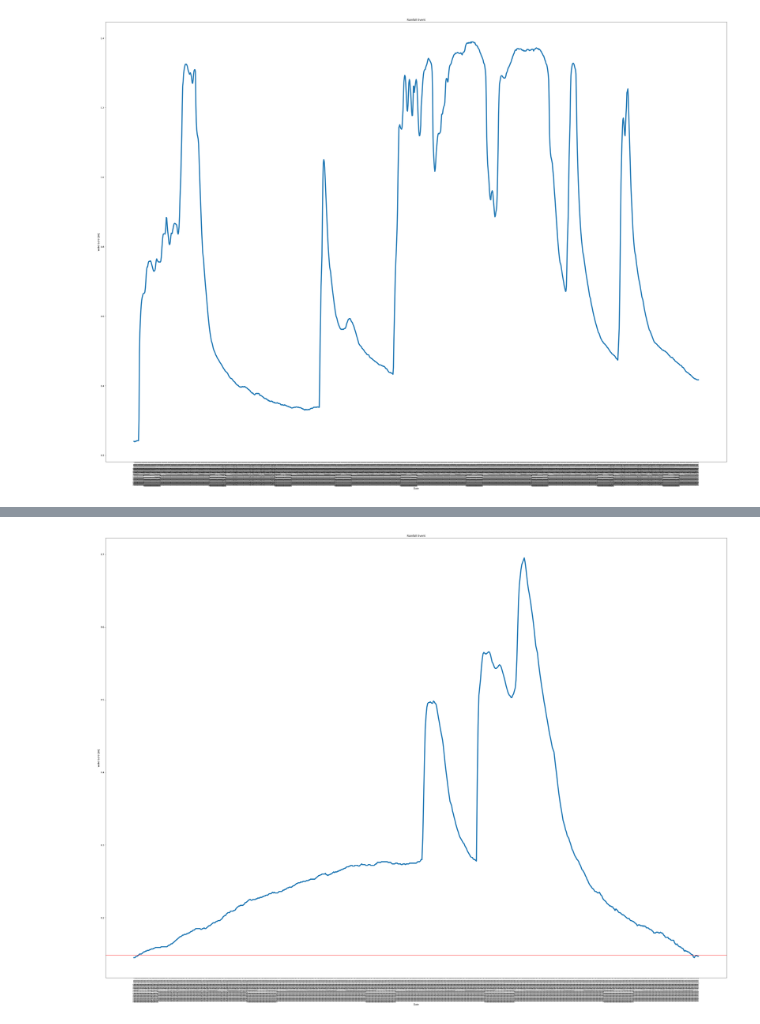
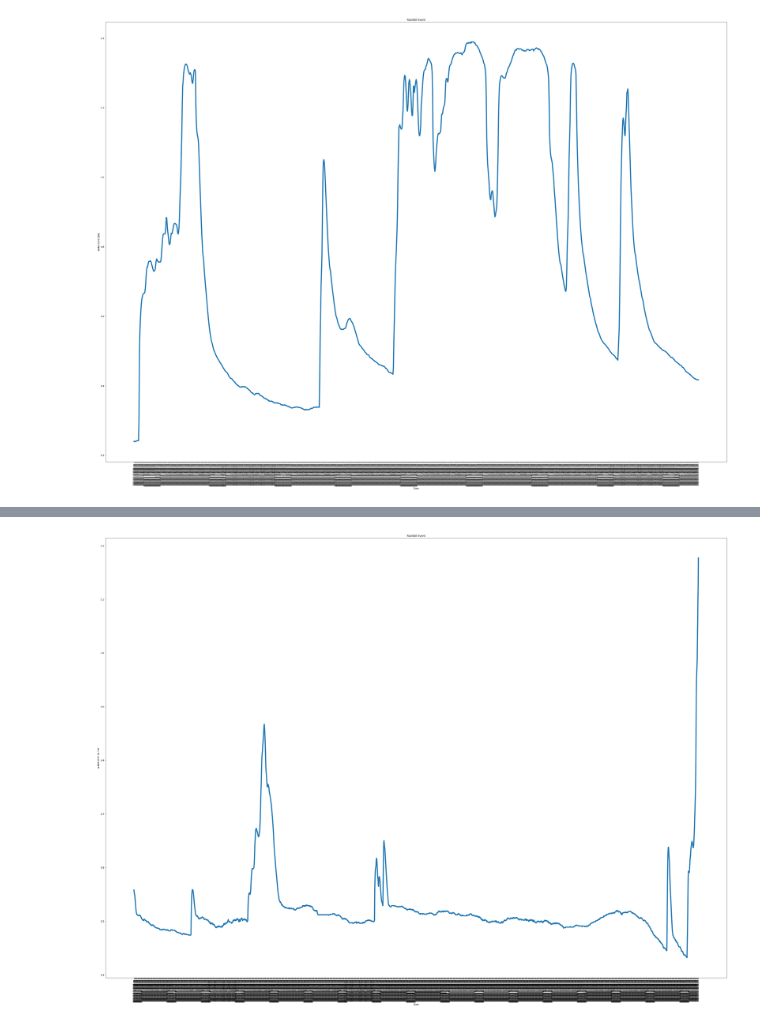
Before and after one commit to hasibum/m2pi22-Novion-Project, a Jupyter notebook: water_level_data.ipynb, the cells around one changed output, grey strips where cells are left out. Saved outputs shown, nothing was run; the diff lists cells and outputs as text; code cells hidden in the pictures.

```diff
--- a/water_level_data.ipynb
+++ b/water_level_data.ipynb
@@ -64,10 +20,8 @@ wl_mm=sADF[" Water Level [m]"].to_numpy()*1000  # water level in mm
 slope_up=[]
 slope_dw=[]
 for i in range(sADF.shape[0]-4):
-    slope_dw.append((wl_mm[i+4]-wl_mm[i])/4*5)
-    slope_up.append((wl_mm[i+1]-wl_mm[i])/5)
-#plt.plot(slope_1)
-#plt.plot(wl_mm)
+    slope_dw.append((wl_mm[i+4]-wl_mm[i])/(4*5))
+    slope_up.append((wl_mm[i+1]-wl_mm[i])/(2*5))
 # %%
 plt.hist(slope_dw)
 # %% [output]
@@ -89,6 +43,8 @@ plt.hist(slope_up)
 # %%
 def IdentifyEvents_2(df,tol_up,tol_dw):
-    #  2nd try
+    #  This method compare slope for start and end of an event
+    # For the start of an event we want the slope to be very big +ve value (steep tangent with +ve slope)
+    # To detect the end of an event we want the slope to be very small -ve value (flat tangent with -ve slope)
     wlc_mm=np.diff(df[" Water Level [m]"])*1000 # water level change measured in mm
     wl_mm=df[" Water Level [m]"].to_numpy()*1000  # water level in mm
     nre=True
@@ -103,9 +59,8 @@ def IdentifyEvents_2(df,tol_up,tol_dw):
 
         if nre==True:
             rpc=0    # duration of rainfall set to zero
-            # calculating the slope (mm/min) at index i+1
-            #slope_1=(wl_mm[i]-wl_mm[i+2])/2*5
-            slope_1=(wl_mm[i+1]-wl_mm[i])/2*5
+            # calculating the slope (mm/min) at index i
+            slope_1=(wl_mm[i+1]-wl_mm[i])/(2*5)   # forwward difference formula
             if slope_1>tol_up:
                 # This is a new rainfall event
                 # print("A new rainfall started at time :",df["Timestamp"][i]," with index position :",i)
@@ -118,10 +73,10 @@ def IdentifyEvents_2(df,tol_up,tol_dw):
         else:
             # calculating the slope (mm/min) at index i+1
             # slope_2=(wl_mm[i-1]-8*wl_mm[i]+8*wl_mm[i+2]-wl_mm[i+3])/12*5
-            slope_2=(wl_mm[i+4]-wl_mm[i])/4*5
+            slope_2=(wl_mm[i+4]-wl_mm[i])/(4*5)  # average slope of 4 consecutive time steps
             if slope_2>tol_dw:
                 dpc+=1
-                skip=2*(5*12)    # 6 hours of no significant change in water level means start of another event
+                skip=2*(5*12)    # 2 hours of no significant change in water level means start of another event
                 # save this date
                 if dpc>skip:
                     nre=True
@@ -139,7 +94,7 @@ def IdentifyEvents_2(df,tol_up,tol_dw):
                 rpc+=1
     return start_time,end_time,start_index,end_index,duration,wlc_mm
 # %%
-start_timeA,end_timeA,start_indexA,end_indexA,rf_durationA,water_level_changeA=IdentifyEvents_2(sADF,100,-5)
+start_timeA,end_timeA,start_indexA,end_indexA,rf_durationA,water_level_changeA=IdentifyEvents_2(sADF,6,-0.5)
 rf_eventA=pd.DataFrame({"Rainfall_start_time":start_timeA,"Rainfall_end_time":end_timeA,"Rainfall_start_index":start_indexA,"Rainfall_end_index":end_indexA,"Rainfall_duration":rf_durationA})
 rf_eventA
 #np.size(start_timeA)
@@ -247,4 +149,0 @@ def IdentifyRainfall(df,tol):
-# %%
-start_timeA,end_timeA,start_indexA,end_indexA,rf_durationA=IdentifyRainfall(sADF,tolA)
-rf_eventA=pd.DataFrame({"Rainfall_start_time":start_timeA,"Rainfall_end_time":end_timeA,"Rainfall_start_index":start_indexA,"Rainfall_end_index":end_indexA,"Rainfall_duration":rf_durationA})
-rf_eventA
@@ -271,18 +150,18 @@ Name:  Water Level [m], dtype: float64
 # %%
-# Rainfall event
-buffer=6
-index=1
-X=list(sADF.loc[rf_eventA["Rainfall_start_index"][index]-buffer:rf_eventA["Rainfall_end_index"][index]+buffer]["Timestamp"])
-Y=list(sADF.loc[rf_eventA["Rainfall_start_index"][index]-buffer:rf_eventA["Rainfall_end_index"][index]+buffer][" Water Level [m]"])
+# Let's look at a particular No !Rainfall event
+buffer=10
+index=10
+X=list(sADF.loc[rf_eventA["Rainfall_end_index"][index-1]-buffer:rf_eventA["Rainfall_start_index"][index]+buffer]["Timestamp"])
+Y=list(sADF.loc[rf_eventA["Rainfall_end_index"][index-1]-buffer:rf_eventA["Rainfall_start_index"][index]+buffer][" Water Level [m]"])
 
 plt.figure(figsize=(40, 30))
 plt.plot(X,Y,linewidth=5)
-plt.axhline(y=tolA, color='r', linestyle='-')
+#plt.axhline(y=tolA, color='r', linestyle='-')
 plt.title('Rainfall Event')
 plt.xlabel('Date')
-plt.ylabel('Water Level [m]')
+plt.ylabel('Water Level in m')
 plt.tick_params(axis='x',labelsize=8,rotation=90)
 plt.tight_layout()
 plt.show()
 # %% [output]
-[figure, old version]
+[figure, new version]
```
Also changed, not shown: parts of 40 cells of this notebook.
